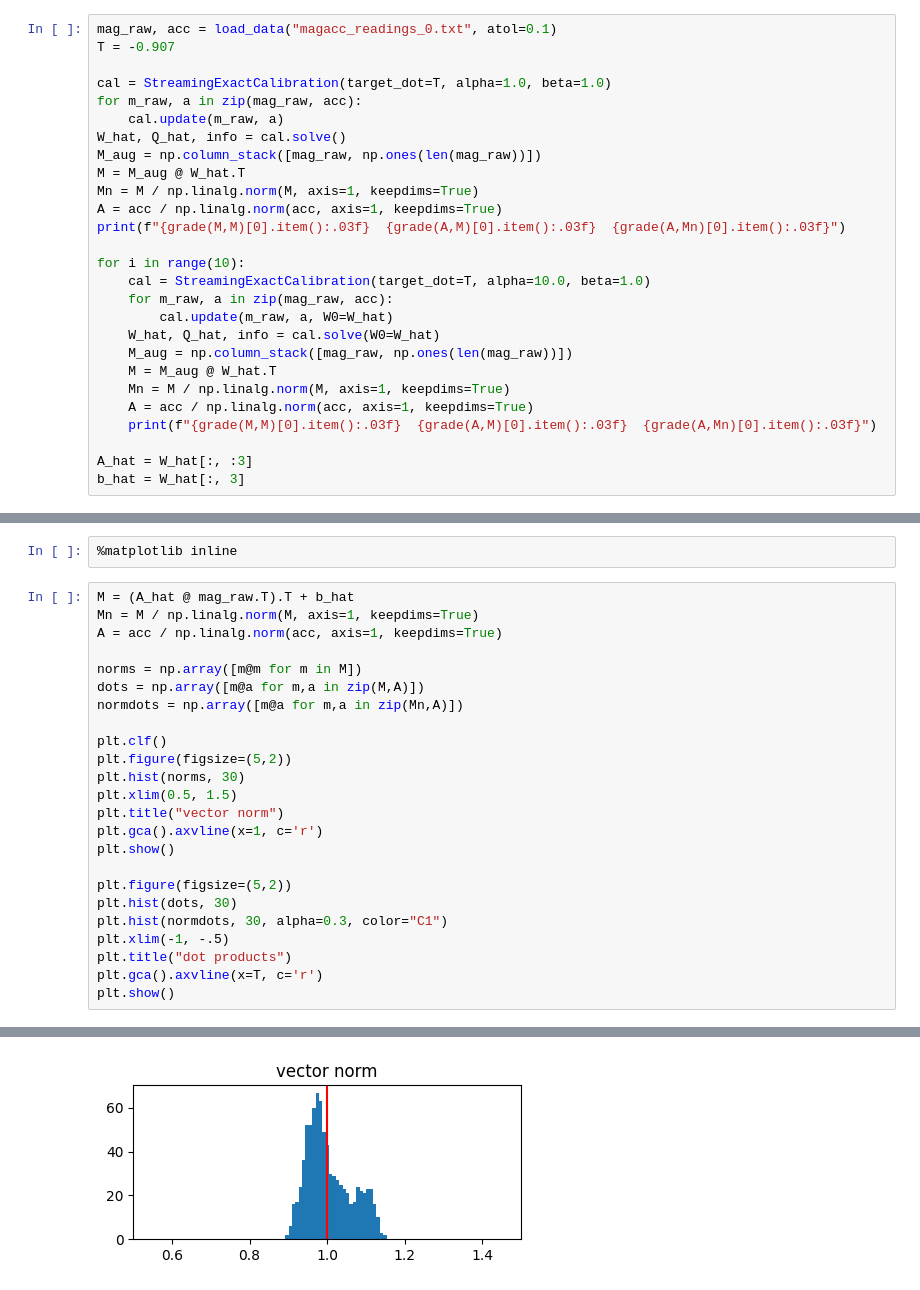
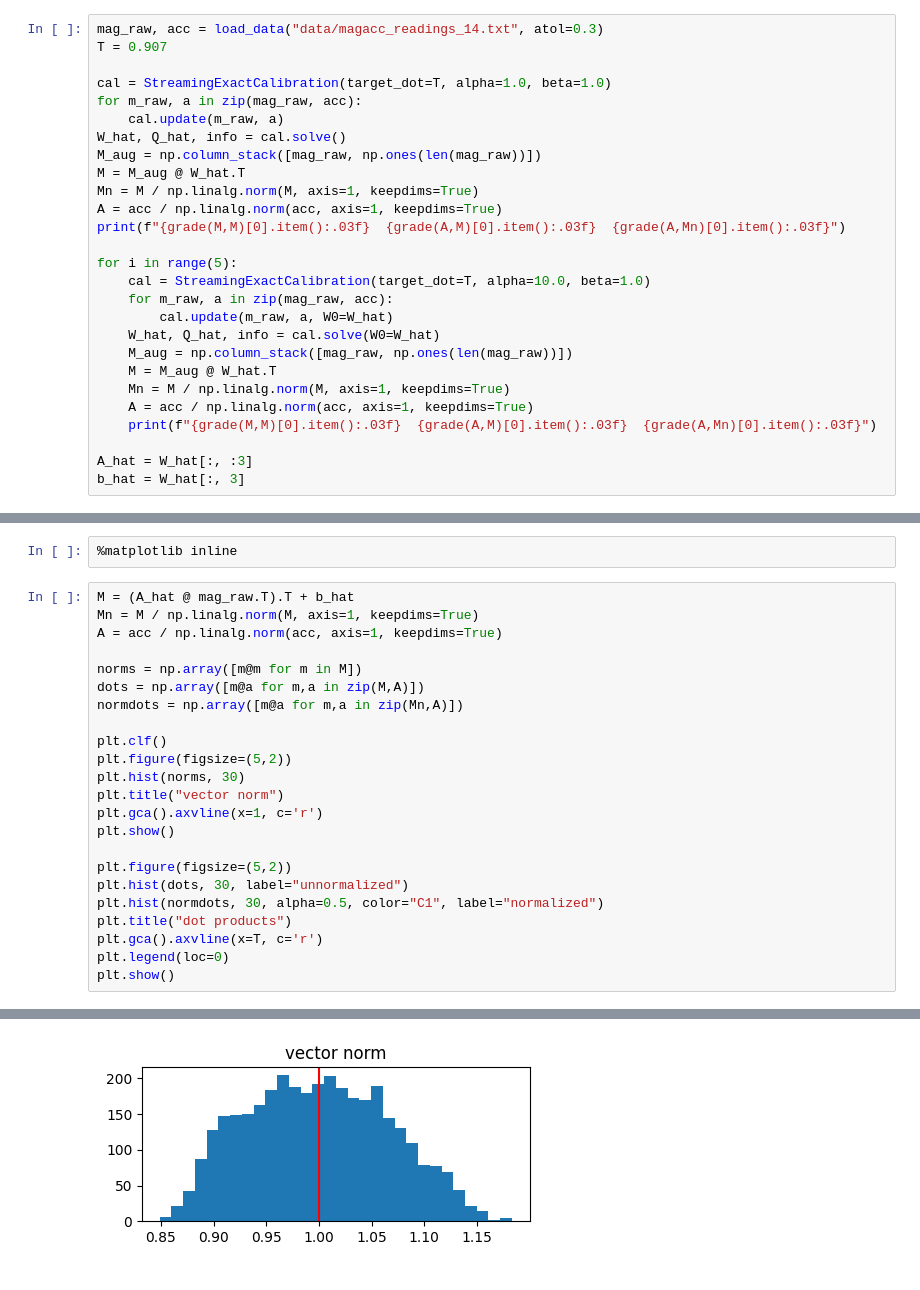
Before and after one commit to the-entire-country-of-ireland/moonfinder, a Jupyter notebook: scripts/magacc6.ipynb, the cells around one changed output, grey strips where cells are left out. Cells and saved outputs as stored; diff of their text form.

```diff
--- a/scripts/magacc6.ipynb
+++ b/scripts/magacc6.ipynb
@@ -296,8 +296,8 @@ def grade(a, b):
     z = np.array([i@j for i,j in zip(a,b)])
     return np.mean(z), np.std(z)
 # %%
-mag_raw, acc = load_data("magacc_readings_0.txt", atol=0.1)
-T = -0.907
+mag_raw, acc = load_data("data/magacc_readings_14.txt", atol=0.3)
+T = 0.907
 
 cal = StreamingExactCalibration(target_dot=T, alpha=1.0, beta=1.0)
 for m_raw, a in zip(mag_raw, acc):
@@ -309,7 +309,7 @@ Mn = M / np.linalg.norm(M, axis=1, keepdims=True)
 A = acc / np.linalg.norm(acc, axis=1, keepdims=True)
 print(f"{grade(M,M)[0].item():.03f}  {grade(A,M)[0].item():.03f}  {grade(A,Mn)[0].item():.03f}")
 
-for i in range(10):
+for i in range(5):
     cal = StreamingExactCalibration(target_dot=T, alpha=10.0, beta=1.0)
     for m_raw, a in zip(mag_raw, acc):
         cal.update(m_raw, a, W0=W_hat)
@@ -372,16 +367,15 @@ normdots = np.array([m@a for m,a in zip(Mn,A)])
 plt.clf()
 plt.figure(figsize=(5,2))
 plt.hist(norms, 30)
-plt.xlim(0.5, 1.5)
 plt.title("vector norm")
 plt.gca().axvline(x=1, c='r')
 plt.show()
 
 plt.figure(figsize=(5,2))
-plt.hist(dots, 30)
-plt.hist(normdots, 30, alpha=0.3, color="C1")
-plt.xlim(-1, -.5)
+plt.hist(dots, 30, label="unnormalized")
+plt.hist(normdots, 30, alpha=0.5, color="C1", label="normalized")
 plt.title("dot products")
 plt.gca().axvline(x=T, c='r')
+plt.legend(loc=0)
 plt.show()
 # %% [output]
@@ -390 +383 @@ plt.show()
-[figure, old version]
+[figure, new version]
```
Also changed, not shown: parts of 5 cells of this notebook, 8 other files.
